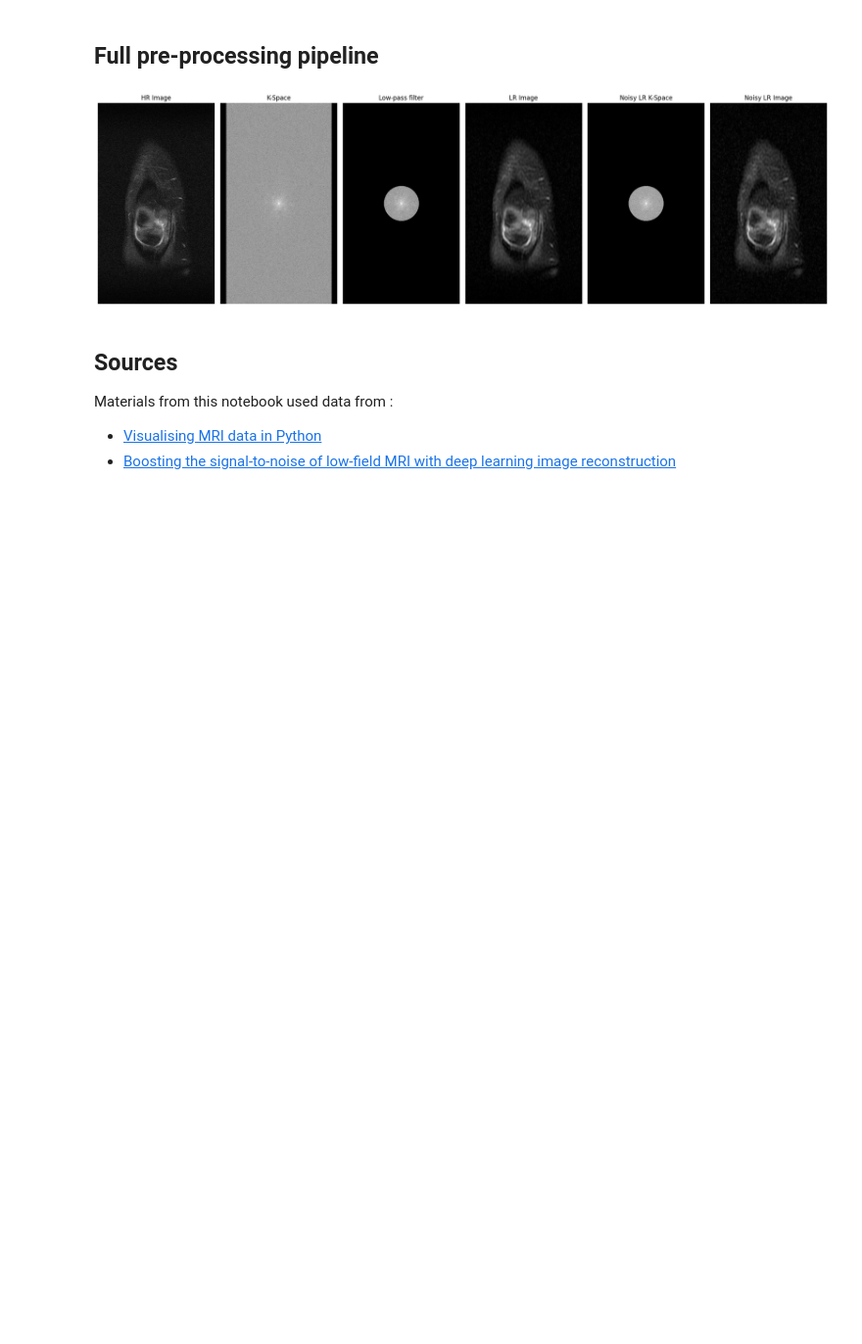
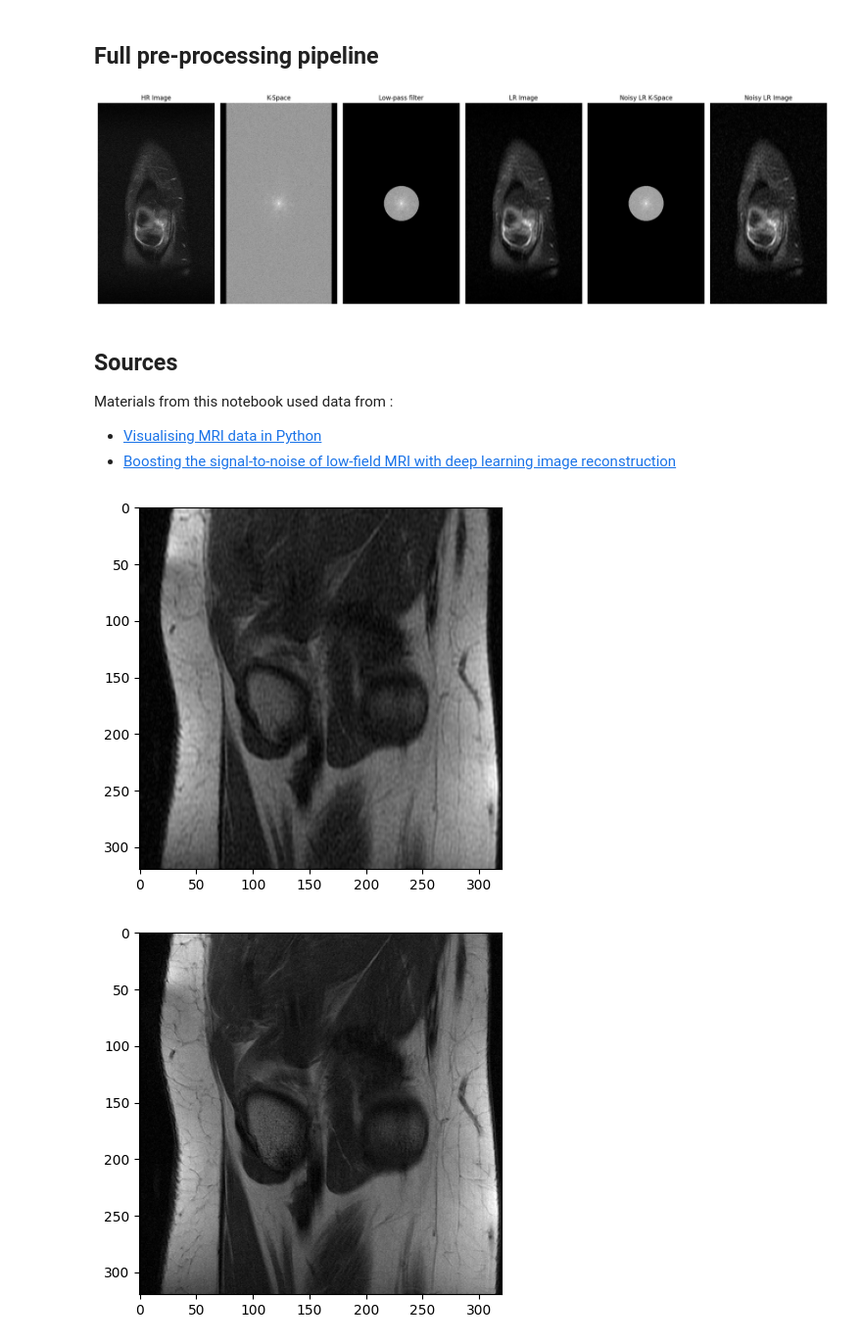
Before and after one commit to KAPTIOS-RESEARCH/SR-FastMRI, a Jupyter notebook: notebooks/low-res-kspaces.ipynb, the cells around one changed output. Shown at 98% size. Cells and saved outputs as stored; diff of their text form; code cells hidden in the pictures; blank space fills up the shorter version.

```diff
--- a/notebooks/low-res-kspaces.ipynb
+++ b/notebooks/low-res-kspaces.ipynb
@@ -267,3 +270,20 @@ im_manager.display_images([
 Materials from this notebook used data from :
 - [Visualising MRI data in Python](https://medium.com/@nadavlevi/visualising-mri-data-in-python-fe010c4a1c54)
 - [Boosting the signal‑to‑noise of low‑field MRI with deep learning image reconstruction](https://www.nature.com/articles/s41598-021-87482-7.pdf)
+# %%
+from src.data.sets.super_resolution import FastMRISuperResolutionDataset
+
+dataset = FastMRISuperResolutionDataset(data_path)
+sample = dataset[100]
+# %%
+lr_image = sample.image
+hr_image = sample.target
+# %%
+plt.imshow(lr_image[0], cmap='grey')
+plt.show()
+
+plt.imshow(hr_image[0], cmap='grey')
+plt.show()
+# %% [output]
+[figure, added]
+[figure, added]
```
Also changed, not shown: parts of 3 cells of this notebook, 7 other files.
